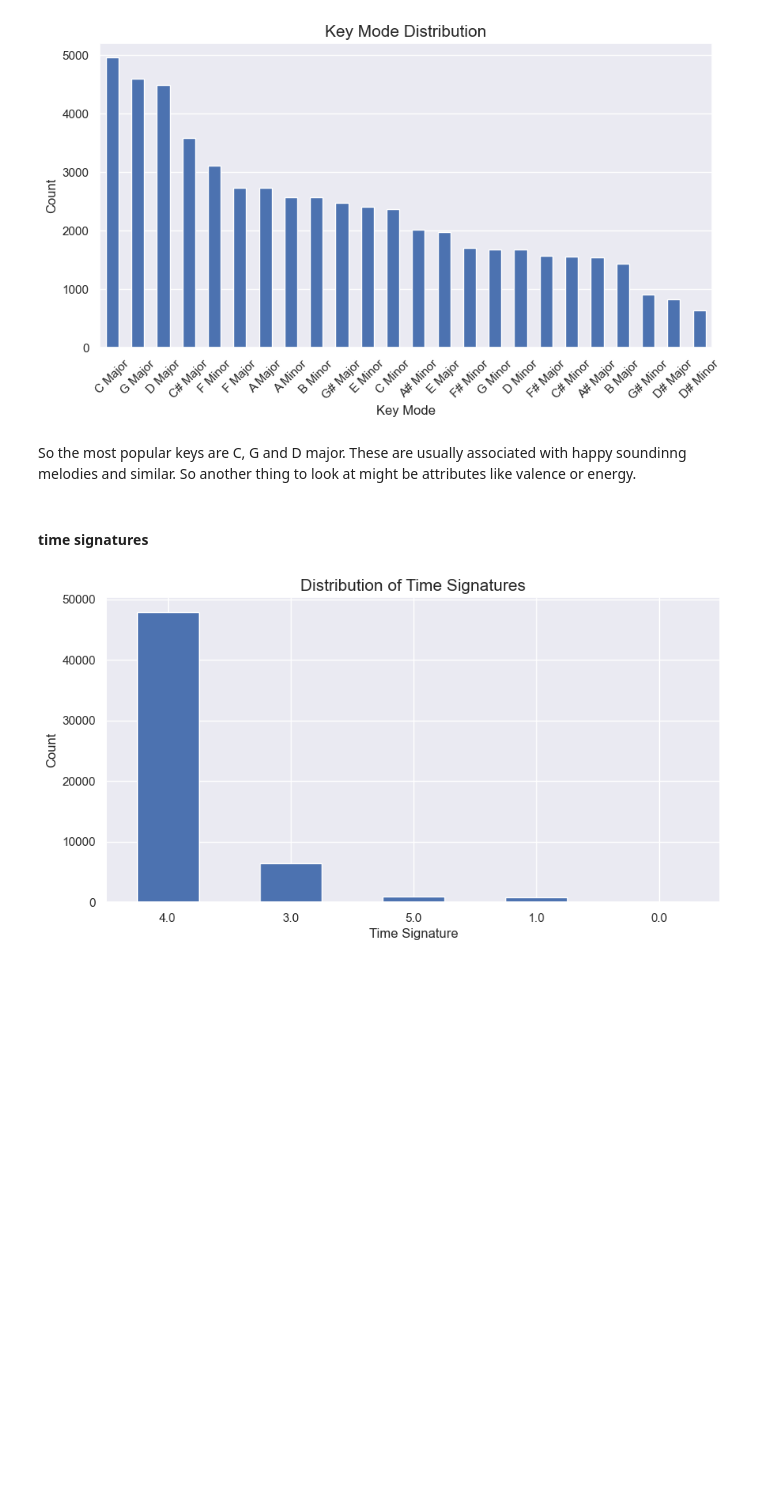
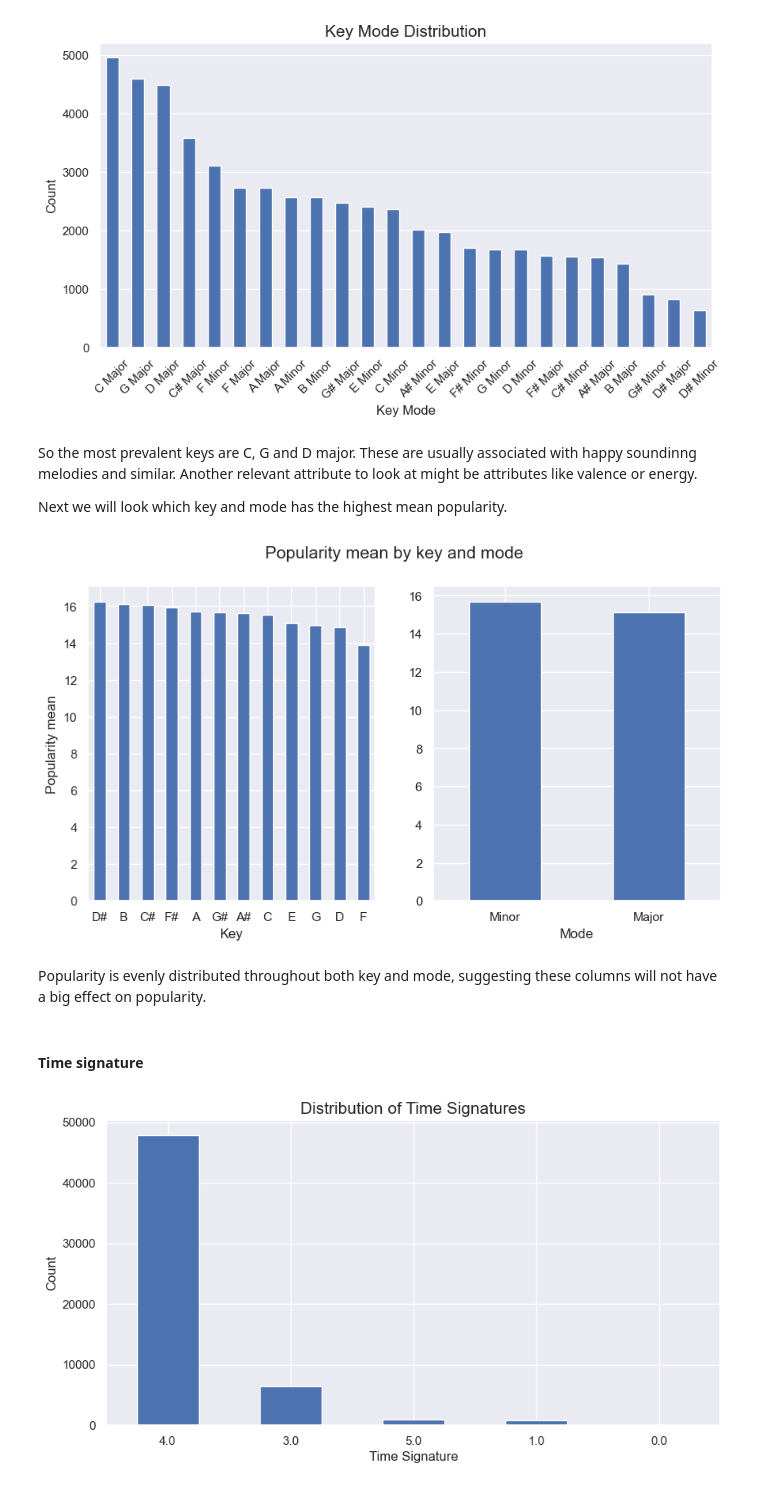
Before and after one commit to Sammuel21/pridav-music-project, a Jupyter notebook: Development/kenderes2/FINAL_EDA.ipynb, the cells around one changed output. Saved outputs shown, nothing was run; the diff lists cells and outputs as text; code cells hidden in the pictures; blank space fills up the shorter version.

```diff
--- a/Development/kenderes2/FINAL_EDA.ipynb
+++ b/Development/kenderes2/FINAL_EDA.ipynb
@@ -365,0 +358,19 @@ plt.show()
+# %%
+copy_data = categorical_data.copy()
+
+keys = {
+    0: 'C', 1: 'C#', 2: 'D', 3: 'D#', 4: 'E', 5: 'F',
+    6: 'F#', 7: 'G', 8: 'G#', 9: 'A', 10: 'A#', 11: 'B'
+}
+
+copy_data['key'] = copy_data['key'].replace(keys)
+
+copy_data.sort_values('key', inplace=True)
+fig, ax = plt.subplots(figsize=(10, 5))
+copy_data['key'].value_counts().plot(kind='bar', ax=ax)
+plt.title('Key Distribution')
+plt.ylabel('Count')
+ax.set_xticklabels(ax.get_xticklabels(), rotation=0)
+
+plt.grid(True)
+plt.show()
@@ -383,9 +396,42 @@ plt.show()
 # %% [output]
 [figure]
 # %% [markdown]
-So the most popular keys are C, G and D major. These are usually associated with happy soundinng melodies and similar. So another thing to look at might be attributes like valence or energy.
+So the most prevalent keys are C, G and D major. These are usually associated with happy soundinng melodies and similar. Another relevant attribute to look at might be attributes like valence or energy.
+
+Next we will look which key and mode has the highest mean popularity.
-# %% [markdown]
-#### time signatures
+# %%
+copy_data['popularity'] = numeric_data['popularity']
+
+key_popularity = copy_data.groupby('key').agg(
+    popularity_mean = ('popularity', 'mean')
+)
+key_popularity = key_popularity.reset_index().sort_values(by='popularity_mean', ascending=False)
+
+mode_popularity = copy_data.groupby('mode').agg(
+    popularity_mean = ('popularity', 'mean')
+)
+mode_popularity = mode_popularity.reset_index().sort_values(by='popularity_mean', ascending=False)
+
+
+fig, ax = plt.subplots(1,2,figsize=(10, 5))
+key_popularity.plot(kind='bar', x='key', y='popularity_mean', ax=ax[0])
+mode_popularity.plot(kind='bar', x='mode', y='popularity_mean', ax=ax[1])
+fig.suptitle('Popularity mean by key and mode', fontsize=15)
+ax[0].set_xlabel('Key')
+ax[0].set_ylabel('Popularity mean')
+ax[1].set_xlabel('Mode')
+ax[0].set_xticklabels(ax[0].get_xticklabels(),rotation=0)
+ax[1].set_xticklabels(ax[1].get_xticklabels(),rotation=0)
+
+ax[0].legend().remove()
+ax[1].legend().remove()
+plt.show()
+# %% [output]
+[figure, added]
+# %% [markdown]
+Popularity is evenly distributed throughout both key and mode, suggesting these columns will not have a big effect on popularity.
+# %% [markdown]
+#### Time signature
 # %%
 fig, ax = plt.subplots(figsize=(10, 5))
 categorical_data['time_signature'].value_counts().plot(kind='bar')
```
Also changed, not shown: parts of 24 cells of this notebook, 14 other files.
